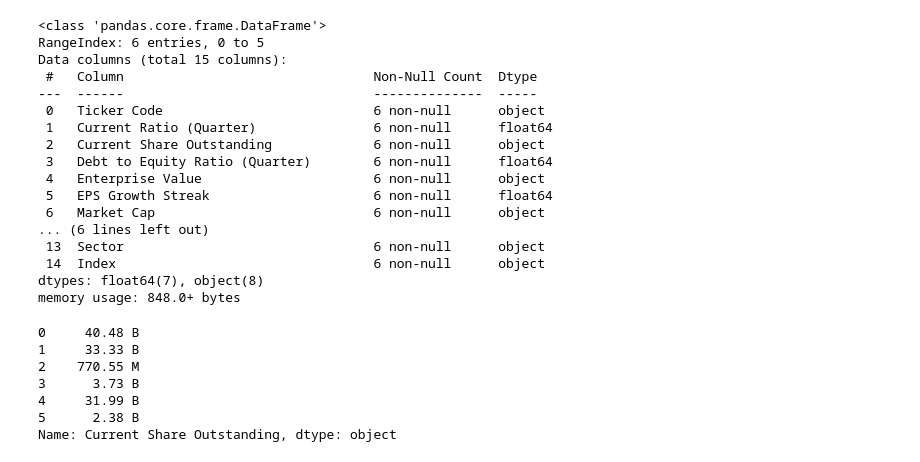
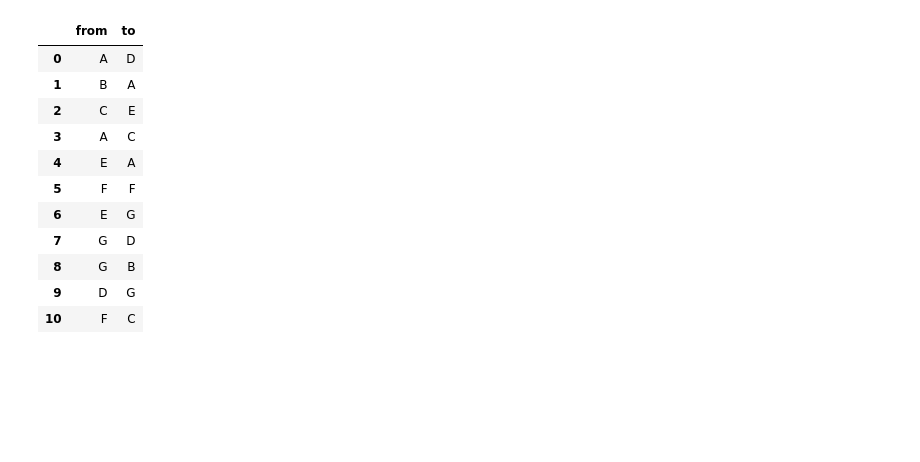
Before and after one commit to maulairfani/ahp-investment-decision, a Jupyter notebook: archived/dump.ipynb, the cells around one changed output. Saved outputs shown, nothing was run; the diff lists cells and outputs as text; code cells hidden in the pictures; blank space fills up the shorter version.

```diff
--- a/archived/dump.ipynb
+++ b/archived/dump.ipynb
@@ -41,30 +0,0 @@ df
-# %%
-df.info()
-# %% [output]
-<class 'pandas.core.frame.DataFrame'>
-RangeIndex: 6 entries, 0 to 5
-Data columns (total 15 columns):
- #   Column                                Non-Null Count  Dtype
----  ------                                --------------  -----
- 0   Ticker Code                           6 non-null      object
- 1   Current Ratio (Quarter)               6 non-null      float64
- 2   Current Share Outstanding             6 non-null      object
- 3   Debt to Equity Ratio (Quarter)        6 non-null      float64
- 4   Enterprise Value                      6 non-null      object
- 5   EPS Growth Streak                     6 non-null      float64
- 6   Market Cap                            6 non-null      object
-... (6 lines left out)
- 13  Sector                                6 non-null      object
- 14  Index                                 6 non-null      object
-dtypes: float64(7), object(8)
-memory usage: 848.0+ bytes
-# %%
-df["Current Share Outstanding"].str[:-2]
-# %% [output]
-0     40.48 B
-1     33.33 B
-2    770.55 M
-3      3.73 B
-4     31.99 B
-5      2.38 B
-Name: Current Share Outstanding, dtype: object
@@ -70,0 +7,18 @@ Name: Current Share Outstanding, dtype: object
+# %%
+
+# Build a dataframe with your connections
+df = pd.DataFrame({ 'from':['A', 'B', 'C','A','E','F','E','G','G','D','F'], 'to':['D', 'A', 'E','C','A','F','G','D','B','G','C']})
+df
+# %% [output]
+|  | from | to |
+| 0 | A | D |
+| 1 | B | A |
+| 2 | C | E |
+| 3 | A | C |
+| 4 | E | A |
+| 5 | F | F |
+| 6 | E | G |
+| 7 | G | D |
+| 8 | G | B |
+| 9 | D | G |
+| 10 | F | C |
```
Also changed, not shown: parts of 9 cells of this notebook, 18 other files.
